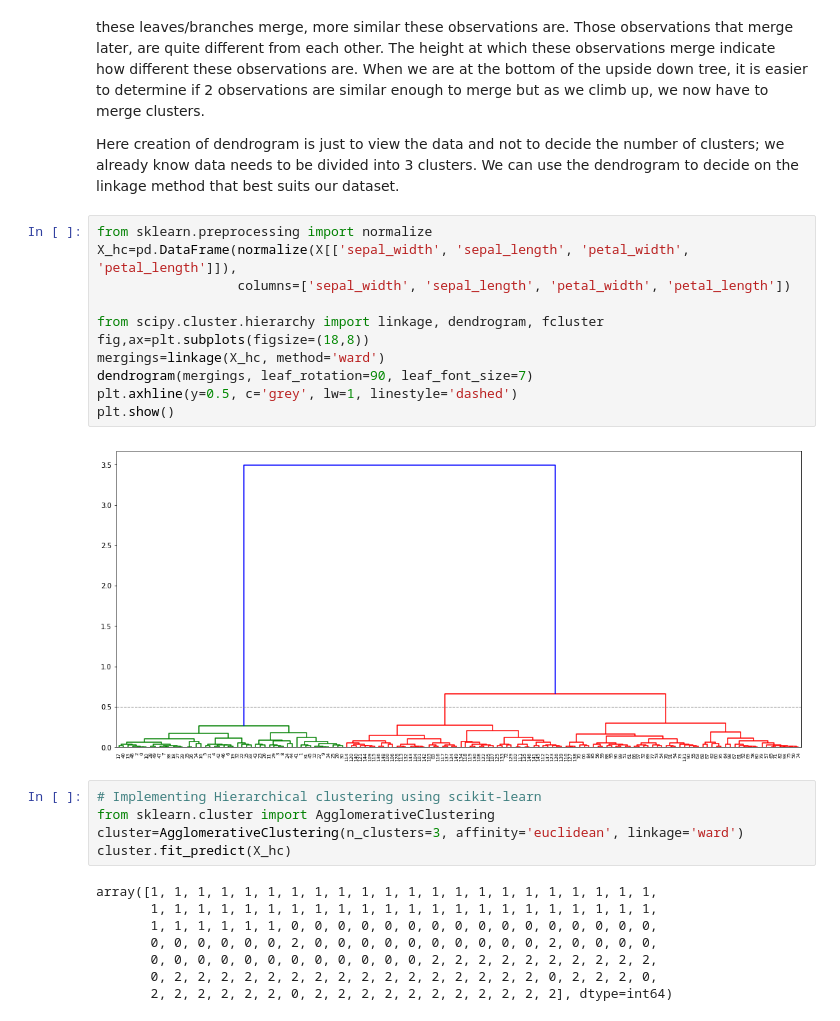
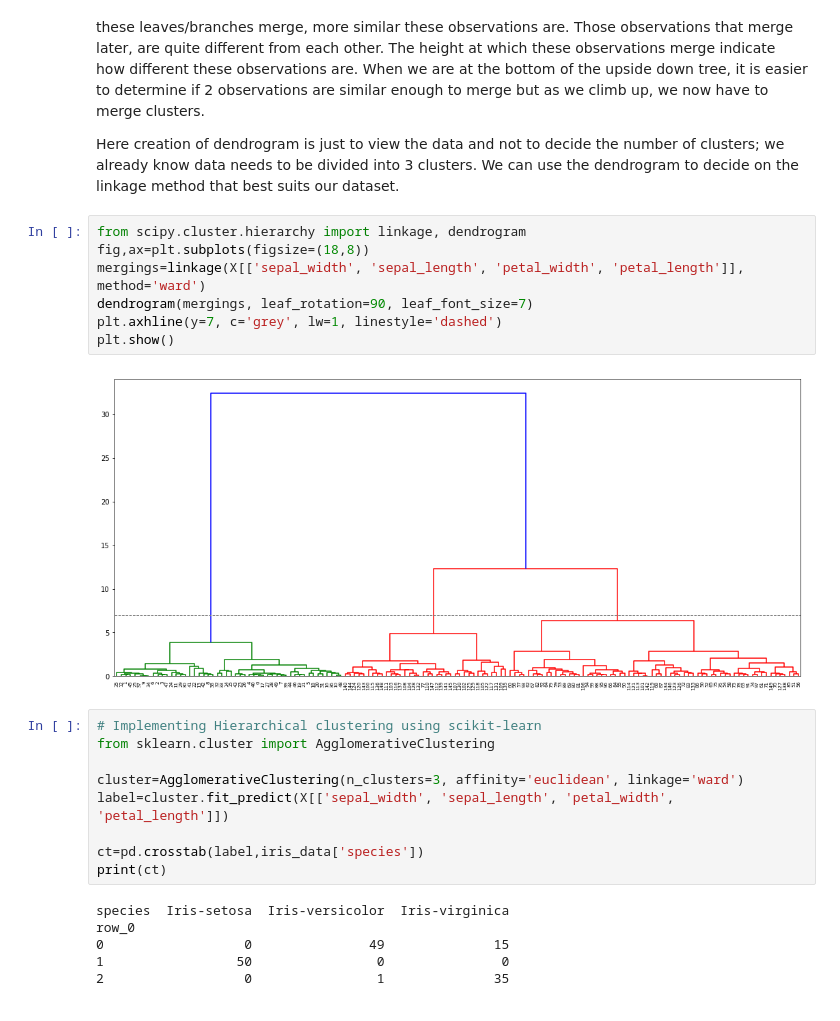
Before and after one commit to surbhigupt/iris_flower_identity, a Jupyter notebook: Iris Classification - Unsupervised learning (clustering).ipynb, the cells around one changed output. Saved outputs shown, nothing was run; the diff lists cells and outputs as text.

```diff
--- a/Iris Classification - Unsupervised learning (clustering).ipynb
+++ b/Iris Classification - Unsupervised learning (clustering).ipynb
@@ -168,28 +266,26 @@ Unlike KMeans which needs to be told about the number of clusters to make, hiera
 
 Here creation of dendrogram is just to view the data and not to decide the number of clusters; we already know data needs to be divided into 3 clusters. We can use the dendrogram to decide on the linkage method that best suits our dataset.
 # %%
-from sklearn.preprocessing import normalize
-X_hc=pd.DataFrame(normalize(X[['sepal_width', 'sepal_length', 'petal_width', 'petal_length']]),
-                  columns=['sepal_width', 'sepal_length', 'petal_width', 'petal_length'])
-
-from scipy.cluster.hierarchy import linkage, dendrogram, fcluster
+from scipy.cluster.hierarchy import linkage, dendrogram
 fig,ax=plt.subplots(figsize=(18,8))
-mergings=linkage(X_hc, method='ward')
+mergings=linkage(X[['sepal_width', 'sepal_length', 'petal_width', 'petal_length']], method='ward')
 dendrogram(mergings, leaf_rotation=90, leaf_font_size=7)
-plt.axhline(y=0.5, c='grey', lw=1, linestyle='dashed')
+plt.axhline(y=7, c='grey', lw=1, linestyle='dashed')
 plt.show()
 # %% [output]
-[figure, old version]
+[figure, new version]
 # %%
 # Implementing Hierarchical clustering using scikit-learn
 from sklearn.cluster import AgglomerativeClustering
+
 cluster=AgglomerativeClustering(n_clusters=3, affinity='euclidean', linkage='ward')
-cluster.fit_predict(X_hc)
+label=cluster.fit_predict(X[['sepal_width', 'sepal_length', 'petal_width', 'petal_length']])
+
+ct=pd.crosstab(label,iris_data['species'])
+print(ct)
 # %% [output]
-array([1, 1, 1, 1, 1, 1, 1, 1, 1, 1, 1, 1, 1, 1, 1, 1, 1, 1, 1, 1, 1, 1,
-       1, 1, 1, 1, 1, 1, 1, 1, 1, 1, 1, 1, 1, 1, 1, 1, 1, 1, 1, 1, 1, 1,
-       1, 1, 1, 1, 1, 1, 0, 0, 0, 0, 0, 0, 0, 0, 0, 0, 0, 0, 0, 0, 0, 0,
-       0, 0, 0, 0, 0, 0, 2, 0, 0, 0, 0, 0, 0, 0, 0, 0, 0, 2, 0, 0, 0, 0,
-       0, 0, 0, 0, 0, 0, 0, 0, 0, 0, 0, 0, 2, 2, 2, 2, 2, 2, 2, 2, 2, 2,
-       0, 2, 2, 2, 2, 2, 2, 2, 2, 2, 2, 2, 2, 2, 2, 2, 2, 0, 2, 2, 2, 0,
-       2, 2, 2, 2, 2, 2, 0, 2, 2, 2, 2, 2, 2, 2, 2, 2, 2, 2], dtype=int64)
+species  Iris-setosa  Iris-versicolor  Iris-virginica
+row_0
+0                  0               49              15
+1                 50                0               0
+2                  0                1              35
```
Also changed, not shown: parts of 31 cells of this notebook.
